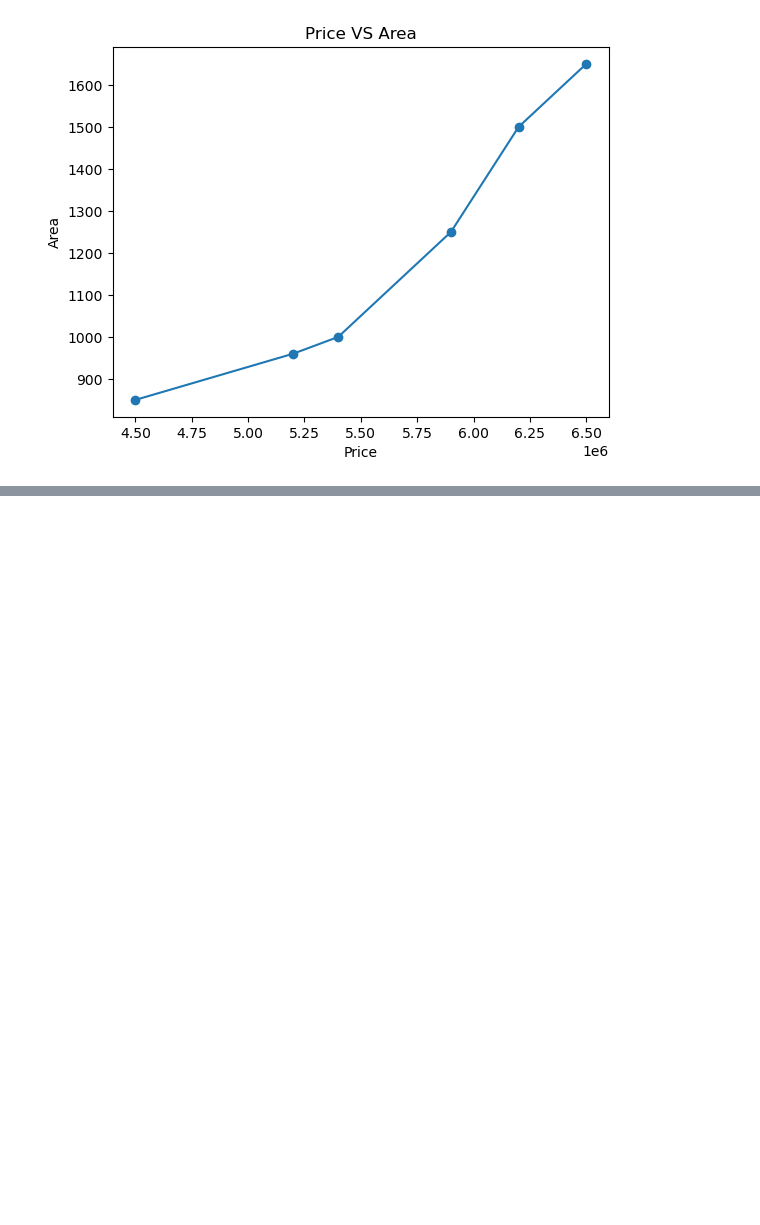
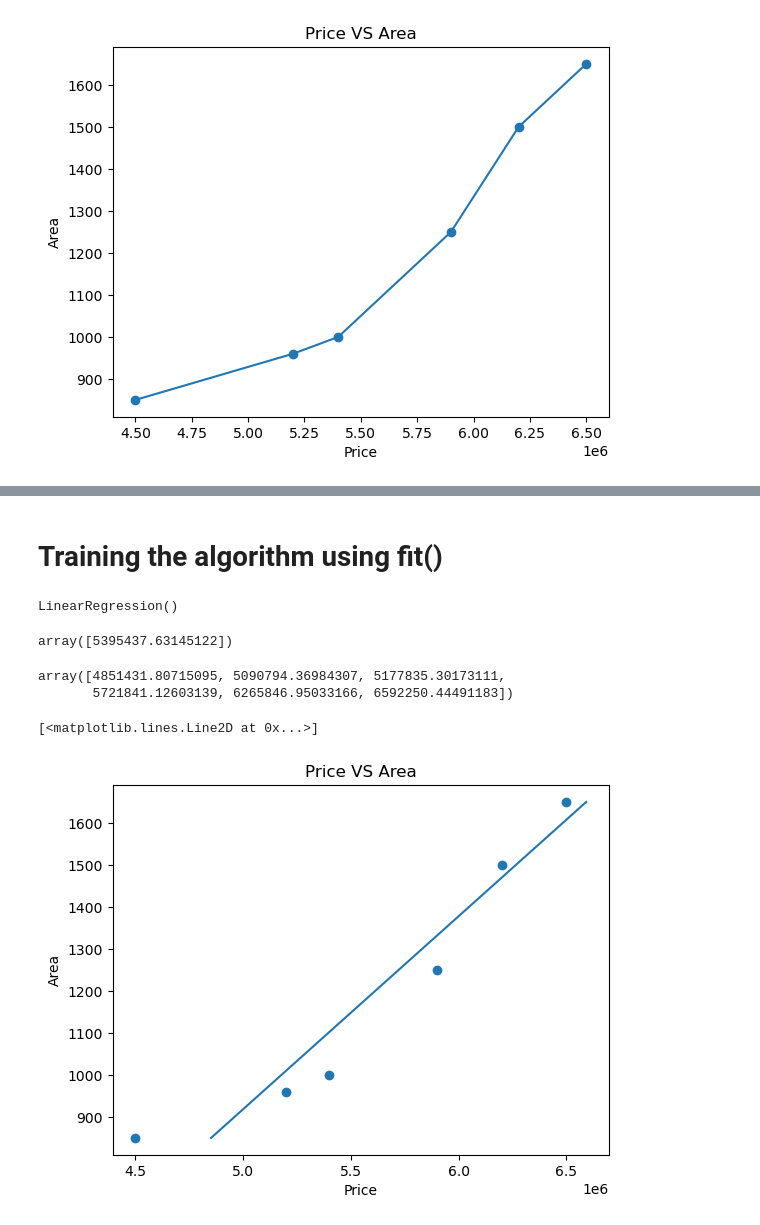
Before and after one commit to Siva1204Tharsh/DSProject01, a Jupyter notebook: DS-1.ipynb, the cells around one changed output, grey strips where cells are left out. Saved outputs shown, nothing was run; the diff lists cells and outputs as text; code cells hidden in the pictures; blank space fills up the shorter version.

```diff
--- a/DS-1.ipynb
+++ b/DS-1.ipynb
@@ -62,0 +78,3 @@ plt.plot(df['price'] ,df['sq ft'])
+# %%
+X=df.drop('price',axis='columns')
+X
@@ -62,0 +89,3 @@ plt.plot(df['price'] ,df['sq ft'])
+# %%
+y=df.price
+y
@@ -62,0 +100,26 @@ plt.plot(df['price'] ,df['sq ft'])
+# %% [markdown]
+Training the algorithm using fit()
+=======================
+# %%
+model.fit(X,y)
+# %% [output]
+LinearRegression()
+# %%
+model.predict([[1100]])
+# %% [output]
+array([5395437.63145122])
+# %%
+ytest=model.predict(X)
+ytest
+# %% [output]
+array([4851431.80715095, 5090794.36984307, 5177835.30173111,
+       5721841.12603139, 6265846.95033166, 6592250.44491183])
+# %%
+plt.scatter(df['price'] ,df['sq ft'])
+plt.xlabel('Price')
+plt.ylabel('Area')
+plt.title('Price VS Area')
+plt.plot(ytest  ,df['sq ft'])
+# %% [output]
+[<matplotlib.lines.Line2D at 0x...>]
+[figure, added]
```
Also changed, not shown: parts of 12 cells of this notebook, 1 other file.
